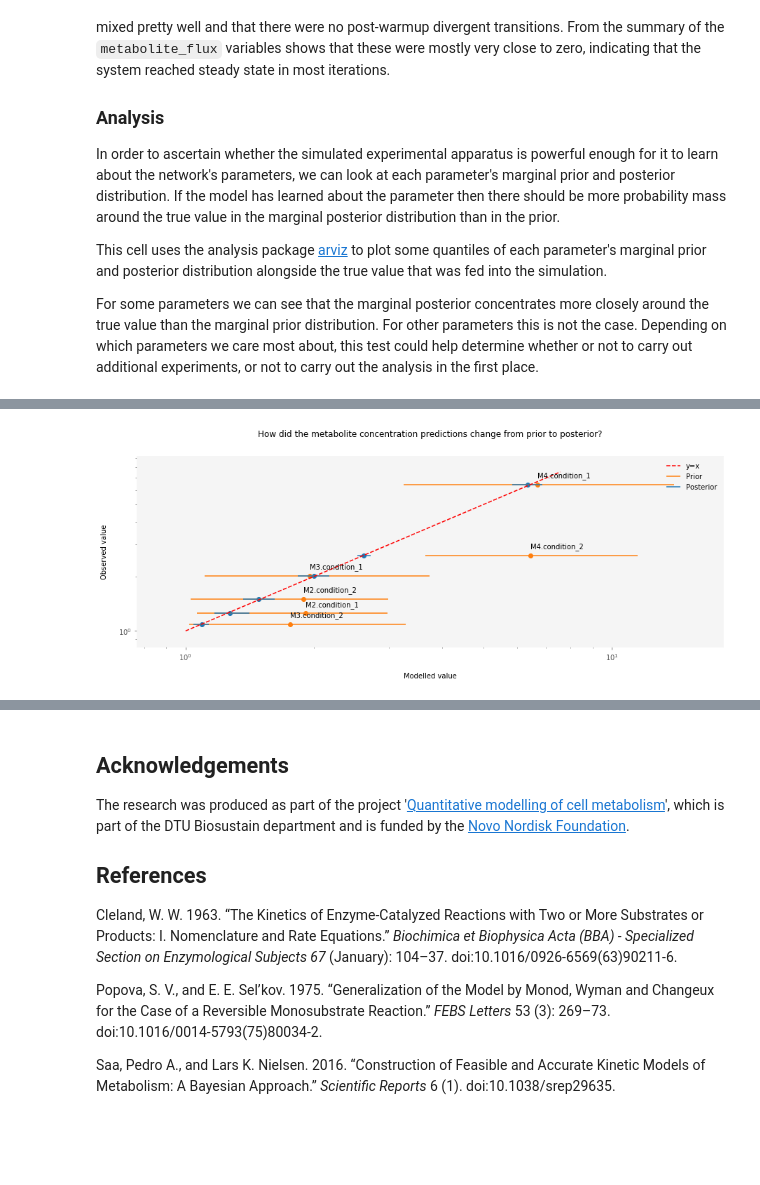
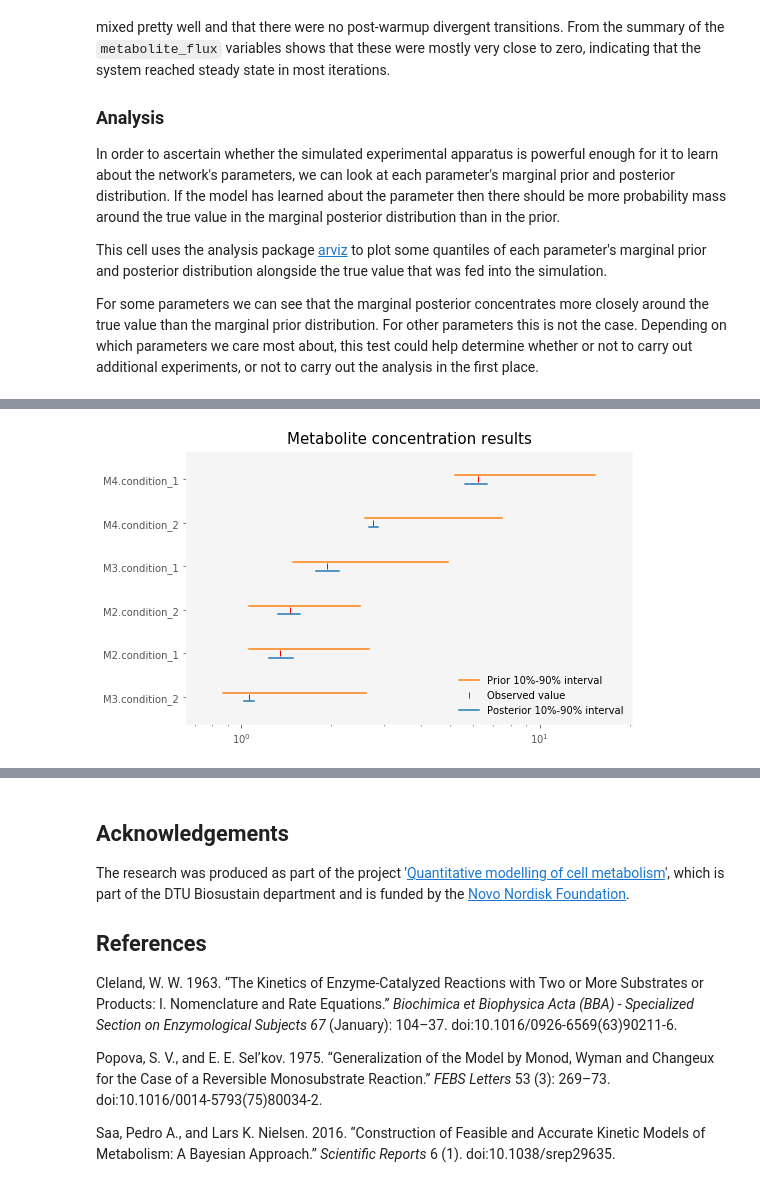
Before and after one commit to teddygroves/stancon_2019_metabolic_network_notebook, a Jupyter notebook: Modelling networks of metabolic reactions with Stan.ipynb, the cells around one changed output, grey strips where cells are left out. Cells and saved outputs as stored; diff of their text form; code cells hidden in the pictures; blank space fills up the shorter version.

```diff
--- a/Modelling networks of metabolic reactions with Stan.ipynb
+++ b/Modelling networks of metabolic reactions with Stan.ipynb
@@ -587,35 +608,38 @@ The next cell makes a similar plot for the observed metabolite concentrations. H
-# %%
-posterior_low, posterior_med, posterior_high = (
-    infd_posterior.posterior_predictive['simulated_concentration_measurement'].quantile(q, dim=['chain', 'draw'])
-    for q in [0.1, 0.5, 0.9]
-)
-prior_low, prior_med, prior_high = (
-    infd_prior.posterior_predictive['simulated_concentration_measurement'].quantile(q, dim=['chain', 'draw'])
-    for q in [0.1, 0.5, 0.9]
-)
-obs = infd_posterior.observed_data['simulated_concentration_measurement']
-x = np.linspace(infd_posterior.posterior_predictive['simulated_concentration_measurement'].min(),
-                infd_posterior.posterior_predictive['simulated_concentration_measurement'].max(), 100)
-labels = posterior_med.coords['concentration_measurements']
-
-f, ax = plt.subplots(figsize=[15, 5])
-
-ax.scatter(prior_med, obs, label='', color='tab:orange')
-ax.hlines(obs, prior_low, prior_high, color='tab:orange', label='Prior')
-
-ax.scatter(posterior_med, obs, label='', color='tab:blue')
-ax.hlines(obs, posterior_low, posterior_high, color='tab:blue', label='Posterior', alpha=1)
-for label, observed_value, prior_med_value in zip(labels.values, obs.values, prior_med.values):
-    ax.text(prior_med_value, observed_value * 1.1, label)
-
-
-ax.plot(x, x, color='r', linestyle='--', label='y=x')
-ax.semilogx()
-ax.semilogy()
-legend = ax.legend(frameon=False)
-text = ax.set(title='How did the metabolite concentration predictions change from prior to posterior?',
-              xlabel='Modelled value',
-              ylabel='Observed value')
-# %% [output]
-[figure, removed]
+# %%
+observed_concentrations = (
+    infd_posterior.observed_data['simulated_concentration_measurement']
+    .to_series()
+    .rename('observed_value')
+)
+
+concentration_measurement_quantiles = pd.DataFrame({
+    'prior_low': get_quantile_series(0.1, infd_prior.posterior_predictive, 'simulated_concentration_measurement'),
+    'prior_high': get_quantile_series(0.9, infd_prior.posterior_predictive, 'simulated_concentration_measurement'),
+    'posterior_low': get_quantile_series(0.1, infd_posterior.posterior_predictive, 'simulated_concentration_measurement'),
+    'posterior_high': get_quantile_series(0.9, infd_posterior.posterior_predictive, 'simulated_concentration_measurement')
+}).join(observed_concentrations).sort_values('observed_value')
+
+f, ax = plt.subplots(figsize=[8, 5])
+ax.yaxis.set_major_locator(MultipleLocator(1.0))
+ax.set_yticks(range(len(concentration_measurement_quantiles)))
+ax.set_yticklabels(concentration_measurement_quantiles.index.values.tolist())
+
+for i, (_, row) in enumerate(concentration_measurement_quantiles.iterrows()):
+    prior_y = i + 0.1
+    posterior_y = i - 0.1
+    prior_range = [row['prior_low'], row['prior_high']]
+    posterior_range = [row['posterior_low'], row['posterior_high']]
+
+    prior_range_plot = ax.plot(prior_range, [prior_y, prior_y], color='tab:orange')
+    posterior_range_plot = ax.plot(posterior_range, [posterior_y, posterior_y], color='tab:blue')
+    observed_value_plot = ax.plot(row['observed_value'], i, '|', color='r')
+
+ax.semilogx()
+legend = ax.legend([prior_range_plot[0], true_value_plot[0], posterior_range_plot[0]],
+                   ['Prior 10%-90% interval', 'Observed value', 'Posterior 10%-90% interval'],
+                   frameon=False, loc='lower right')
+
+title = ax.set_title('Metabolite concentration results', fontsize=15, y=0.93)
+# %% [output]
+[figure, added]
 # %% [markdown]
```
Also changed, not shown: parts of 8 cells of this notebook.
